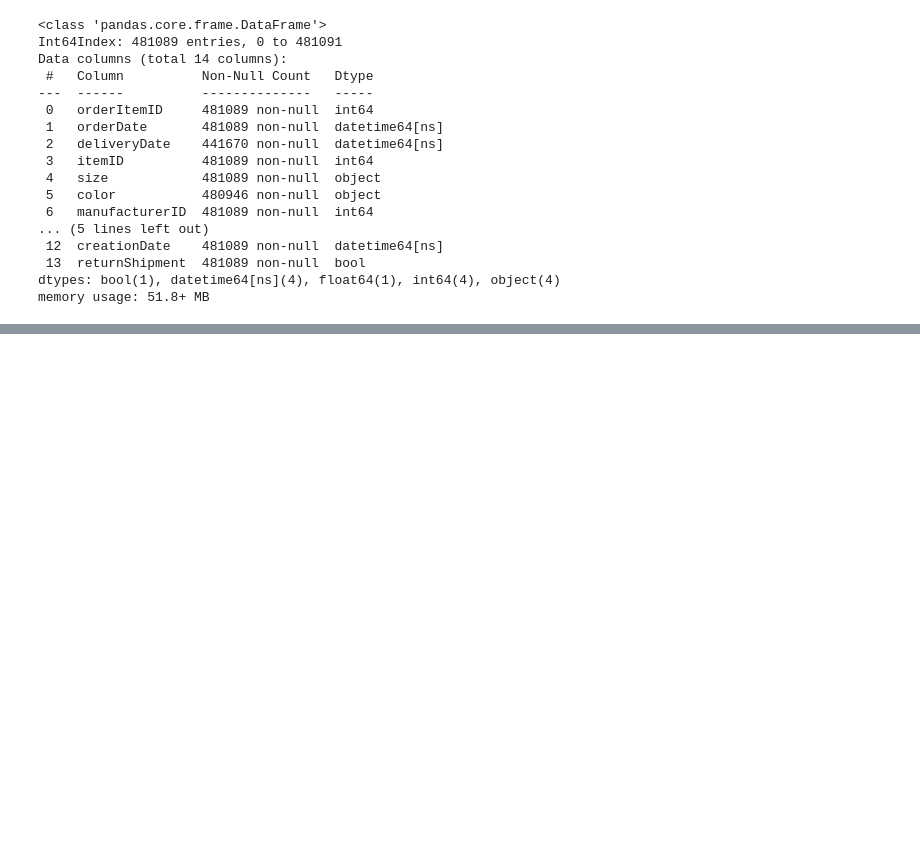
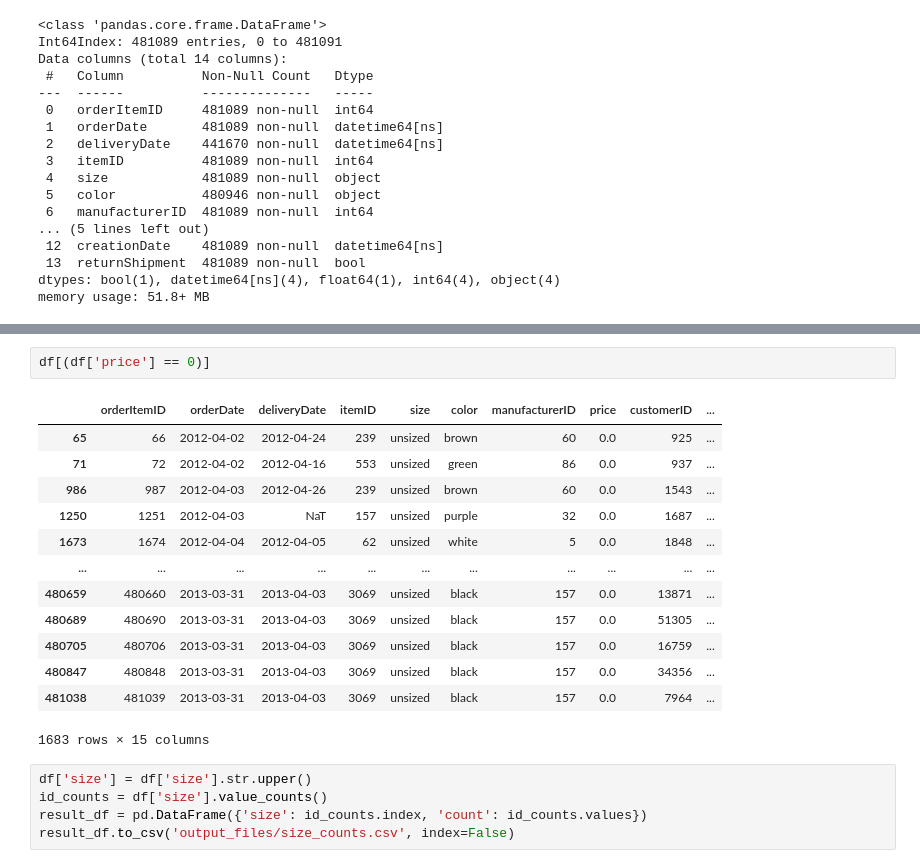
Before and after one commit to Dom1n1kD/master_hsh_ki, a Jupyter notebook: exam_data_mining_cup/exam_dmc_2014.ipynb, the cells around one changed output, grey strips where cells are left out. Cells and saved outputs as stored; diff of their text form; blank space fills up the shorter version.

```diff
--- a/exam_data_mining_cup/exam_dmc_2014.ipynb
+++ b/exam_data_mining_cup/exam_dmc_2014.ipynb
@@ -374,0 +447,21 @@ df_birthdate.sort_values(by='dateOfBirth', ascending=False)
+# %%
+df[(df['price'] == 0)]
+# %% [output]
+|  | orderItemID | orderDate | deliveryDate | itemID | size | color | manufacturerID | price | customerID | ... |
+| 65 | 66 | 2012-04-02 | 2012-04-24 | 239 | unsized | brown | 60 | 0.0 | 925 | ... |
+| 71 | 72 | 2012-04-02 | 2012-04-16 | 553 | unsized | green | 86 | 0.0 | 937 | ... |
+| 986 | 987 | 2012-04-03 | 2012-04-26 | 239 | unsized | brown | 60 | 0.0 | 1543 | ... |
+| 1250 | 1251 | 2012-04-03 | NaT | 157 | unsized | purple | 32 | 0.0 | 1687 | ... |
+| 1673 | 1674 | 2012-04-04 | 2012-04-05 | 62 | unsized | white | 5 | 0.0 | 1848 | ... |
+| ... | ... | ... | ... | ... | ... | ... | ... | ... | ... | ... |
+| 480659 | 480660 | 2013-03-31 | 2013-04-03 | 3069 | unsized | black | 157 | 0.0 | 13871 | ... |
+| 480689 | 480690 | 2013-03-31 | 2013-04-03 | 3069 | unsized | black | 157 | 0.0 | 51305 | ... |
+| 480705 | 480706 | 2013-03-31 | 2013-04-03 | 3069 | unsized | black | 157 | 0.0 | 16759 | ... |
+| 480847 | 480848 | 2013-03-31 | 2013-04-03 | 3069 | unsized | black | 157 | 0.0 | 34356 | ... |
+| 481038 | 481039 | 2013-03-31 | 2013-04-03 | 3069 | unsized | black | 157 | 0.0 | 7964 | ... |
+1683 rows × 15 columns
+# %%
+df['size'] = df['size'].str.upper()
+id_counts = df['size'].value_counts()
+result_df = pd.DataFrame({'size': id_counts.index, 'count': id_counts.values})
+result_df.to_csv('output_files/size_counts.csv', index=False)
```
Also changed, not shown: parts of 9 cells of this notebook, 1 other file.
